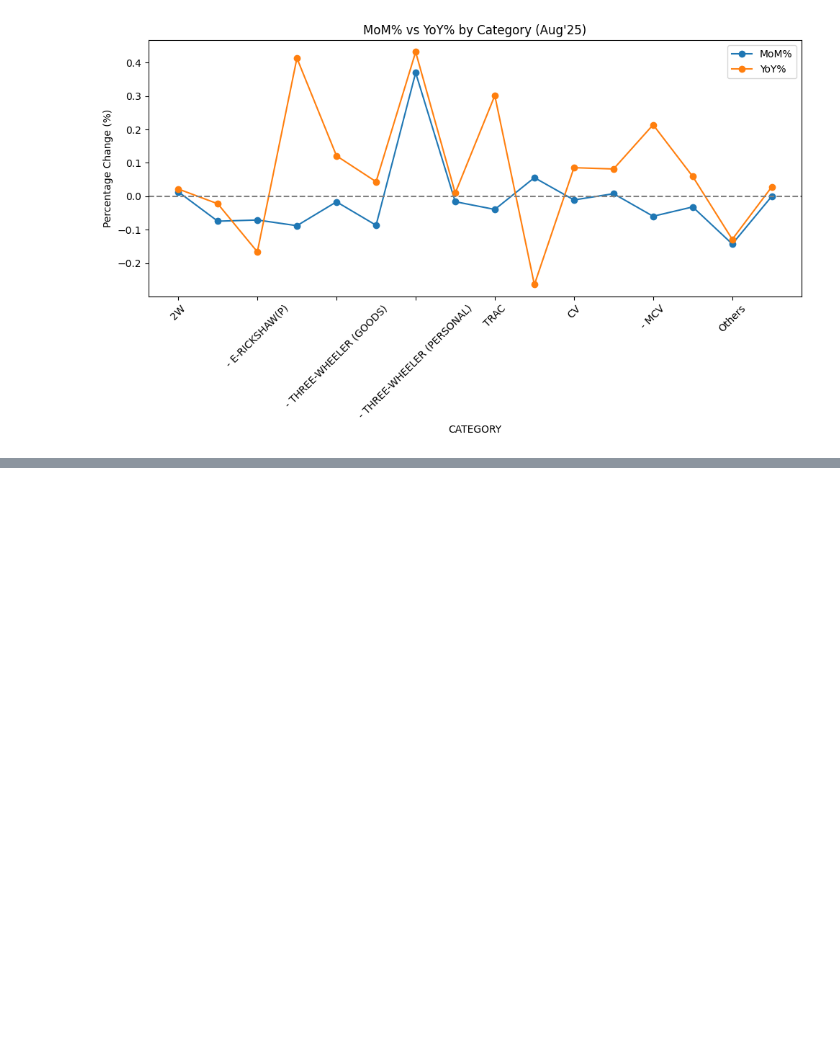
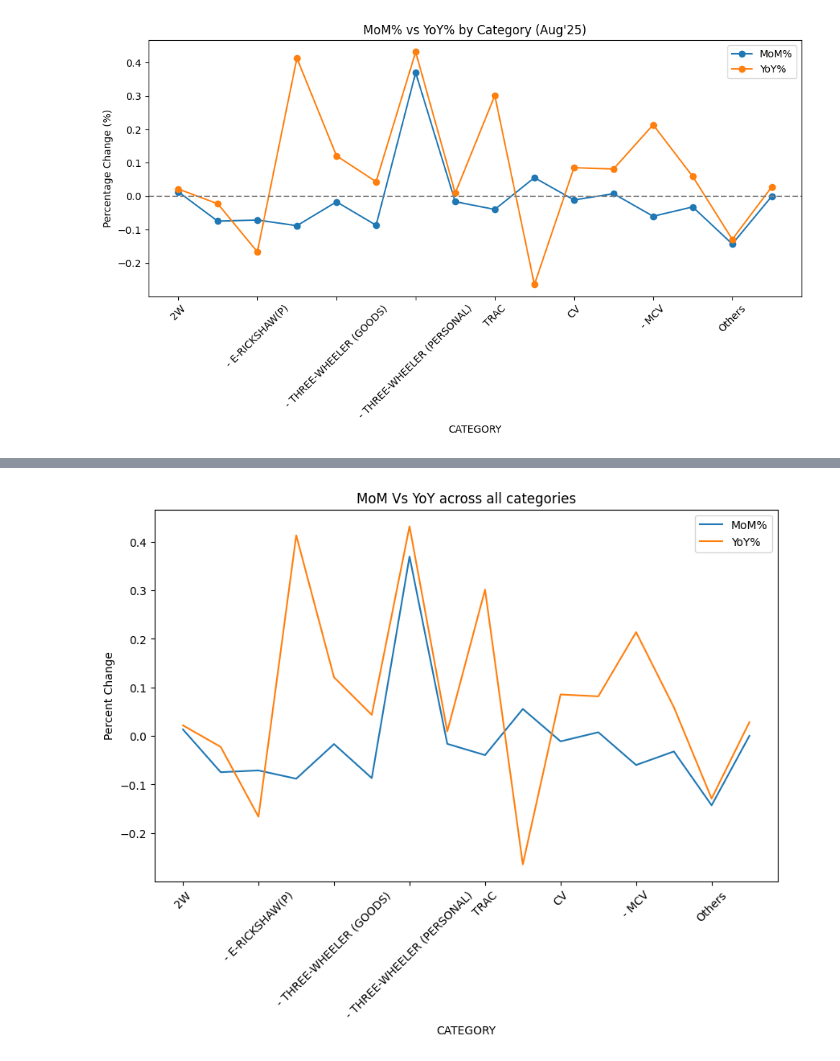
Before and after one commit to simplyshree/Car-Sales_Festive-Season---Trends-Analysis, a Jupyter notebook: main.ipynb, the cells around one changed output, grey strips where cells are left out. Cells and saved outputs as stored; diff of their text form; code cells hidden in the pictures; blank space fills up the shorter version.

```diff
--- a/main.ipynb
+++ b/main.ipynb
@@ -206,0 +259,15 @@ plt.show()
+# %%
+df.plot(
+    x='CATEGORY',
+    y=["MoM%","YoY%"],
+    kind='line',
+    figsize=(10,6)
+)
+
+plt.ylabel('Percent Change')
+plt.title('MoM Vs YoY across all categories')
+
+plt.xticks(rotation=45)
+plt.show()
+# %% [output]
+[figure, added]
```
Also changed, not shown: parts of 9 cells of this notebook.
